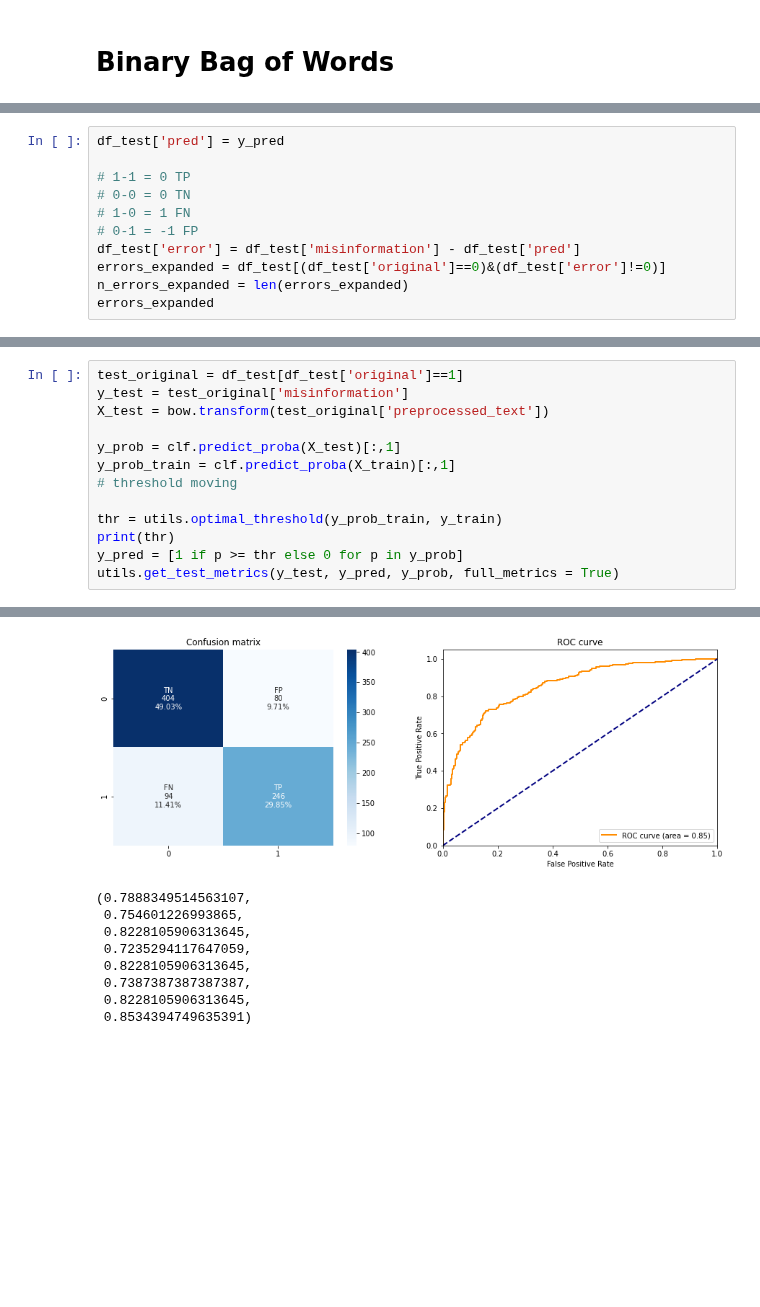
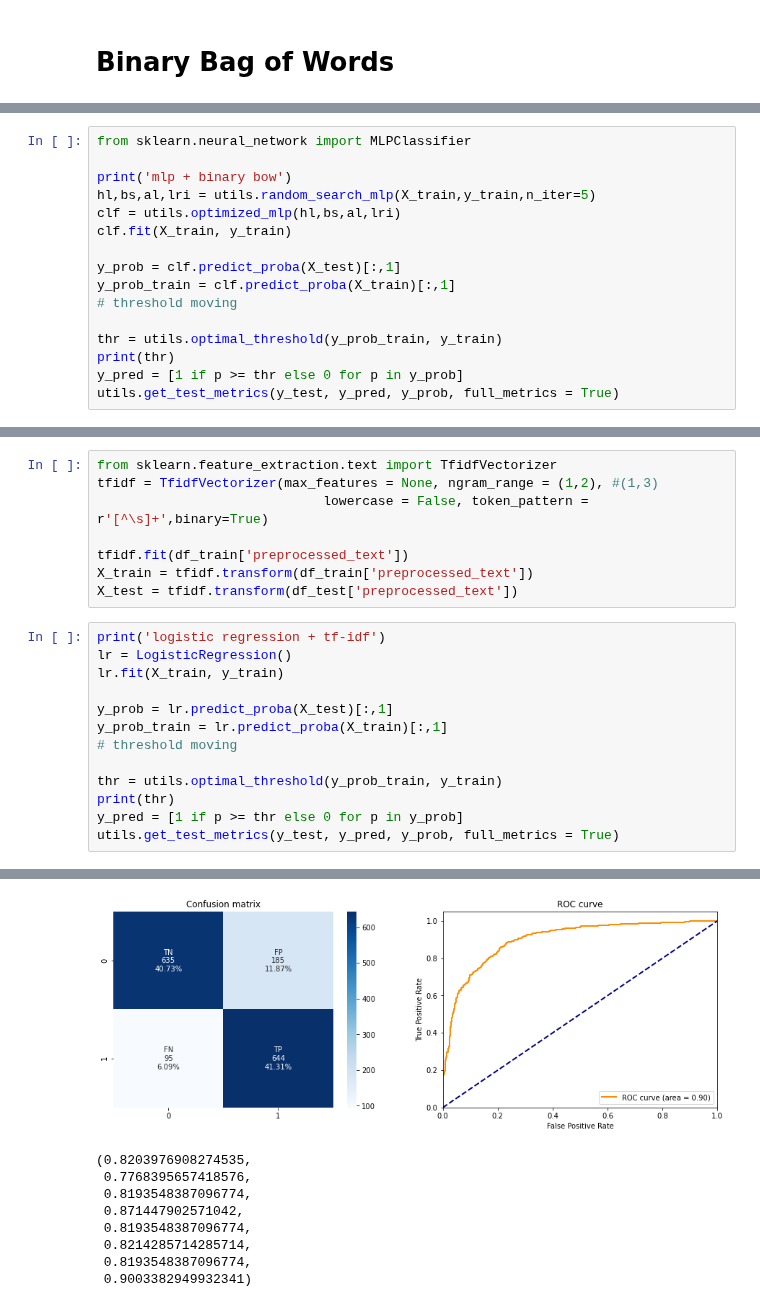
Before and after one commit to cabrau/FakeWhatsApp.Br, a Jupyter notebook: 11.2 - master thesis experiments - content dimension.ipynb, the cells around one changed output, grey strips where cells are left out. Saved outputs shown, nothing was run; the diff lists cells and outputs as text; blank space fills up the shorter version.

```diff
--- a/11.2 - master thesis experiments - content dimension.ipynb
+++ b/11.2 - master thesis experiments - content dimension.ipynb
@@ -85,11 +77,0 @@ AUC:  0.9066685369154099
-# %%
-df_test['pred'] = y_pred
-
-# 1-1 = 0 TP
-# 0-0 = 0 TN
-# 1-0 = 1 FN
-# 0-1 = -1 FP
-df_test['error'] = df_test['misinformation'] - df_test['pred']
-errors_expanded = df_test[(df_test['original']==0)&(df_test['error']!=0)]
-n_errors_expanded = len(errors_expanded)
-errors_expanded
@@ -113,0 +78,16 @@ percentage of error in expanded data 0.36727272727272725
+# %%
+from sklearn.neural_network import MLPClassifier
+
+print('mlp + binary bow')
+hl,bs,al,lri = utils.random_search_mlp(X_train,y_train,n_iter=5)
+clf = utils.optimized_mlp(hl,bs,al,lri)
+clf.fit(X_train, y_train)
+
+y_prob = clf.predict_proba(X_test)[:,1]
+y_prob_train = clf.predict_proba(X_train)[:,1]
+# threshold moving
+
+thr = utils.optimal_threshold(y_prob_train, y_train)
+print(thr)
+y_pred = [1 if p >= thr else 0 for p in y_prob]
+utils.get_test_metrics(y_test, y_pred, y_prob, full_metrics = True)
@@ -114,10 +123,18 @@ percentage of error in expanded data 0.36727272727272725
+# %%
+from sklearn.feature_extraction.text import TfidfVectorizer
+tfidf = TfidfVectorizer(max_features = None, ngram_range = (1,2), #(1,3)
+                             lowercase = False, token_pattern = r'[^\s]+',binary=True)
+
+tfidf.fit(df_train['preprocessed_text'])
+X_train = tfidf.transform(df_train['preprocessed_text'])
+X_test = tfidf.transform(df_test['preprocessed_text'])
 # %%
-test_original = df_test[df_test['original']==1]
-y_test = test_original['misinformation']
-X_test = bow.transform(test_original['preprocessed_text'])
+print('logistic regression + tf-idf')
+lr = LogisticRegression()
+lr.fit(X_train, y_train)
 
-y_prob = clf.predict_proba(X_test)[:,1]
-y_prob_train = clf.predict_proba(X_train)[:,1]
+y_prob = lr.predict_proba(X_test)[:,1]
+y_prob_train = lr.predict_proba(X_train)[:,1]
 # threshold moving
 
 thr = utils.optimal_threshold(y_prob_train, y_train)
@@ -139,9 +157,9 @@ AUC:  0.8534394749635391
-[figure, old version]
+[figure, new version]
-(0.7888349514563107,
- 0.754601226993865,
- 0.8228105906313645,
- 0.7235294117647059,
- 0.8228105906313645,
- 0.7387387387387387,
- 0.8228105906313645,
- 0.8534394749635391)
+(0.8203976908274535,
+ 0.7768395657418576,
+ 0.8193548387096774,
+ 0.871447902571042,
+ 0.8193548387096774,
+ 0.8214285714285714,
+ 0.8193548387096774,
+ 0.9003382949932341)
```
Also changed, not shown: parts of 28 cells of this notebook, 5 other files.
